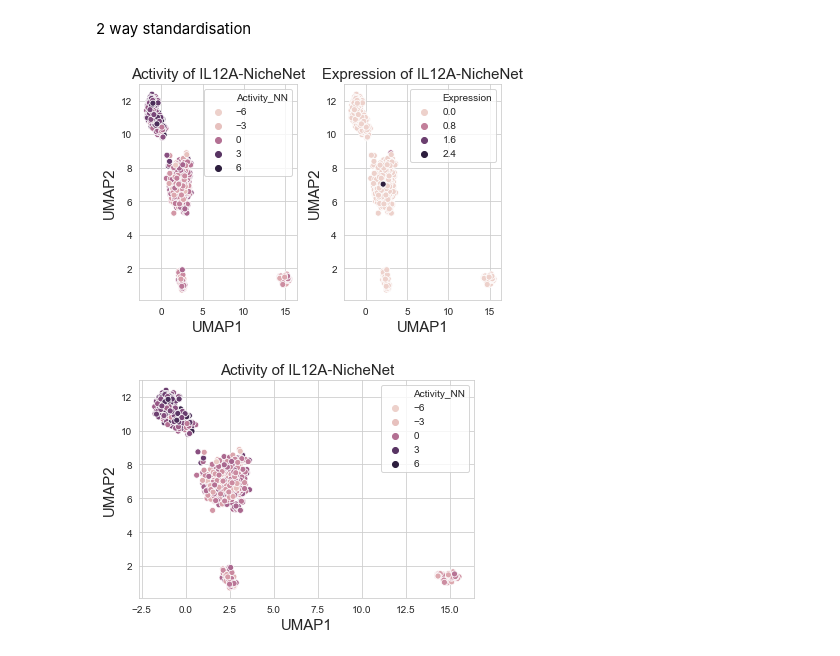
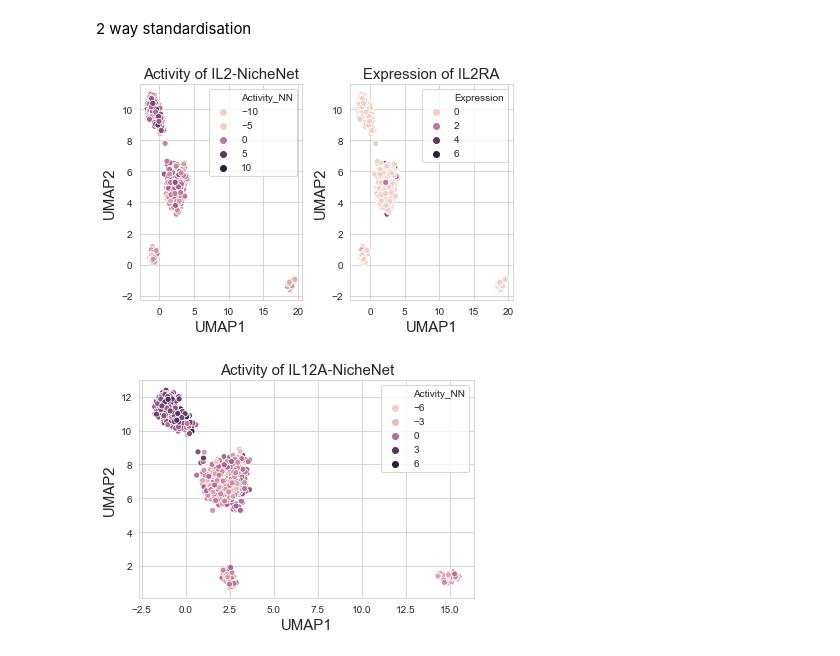
Before and after one commit to Vargeszti/Thesis, a Jupyter notebook: code/scRNAseq.ipynb, the cells around one changed output. Saved outputs shown, nothing was run; the diff lists cells and outputs as text; code cells hidden in the pictures.

```diff
--- a/code/scRNAseq.ipynb
+++ b/code/scRNAseq.ipynb
@@ -79,2 +108,2 @@ plt.savefig('../pictures/UMAP1')
 # %%
-data_umap['Expression'] = data.loc['IL2']
+data_umap['Expression'] = data.loc['IL2RA']
@@ -111,29 +138,29 @@ nn_activity_norm = ((nn_activity.T - nn_activity.mean(1)) / nn_activity.std(1)).
 # %%
 nn_activity_norm = (nn_activity_norm - nn_activity_norm.mean()) / nn_activity_norm.std()
 # %%
-ligand = 'IL12A'
+ligand = 'IL2'
 data_umap['Activity_NN'] = nn_activity_norm.loc[ligand]
 # %%
-data_umap['Expression'] = data.loc['IL12A']
+data_umap['Expression'] = data.loc['IL2RA']
 # %%
 #Plotting the NicheNet receptor activity
 plt.subplot(121)
 sns.scatterplot(x=data_umap['UMAP1'], y=data_umap['UMAP2'], hue=data_umap['Activity_NN'])
-plt.title('Activity of IL12A-NicheNet', size=15)
+plt.title('Activity of IL2-NicheNet', size=15)
 plt.xlabel('UMAP1', size=15)
 plt.ylabel('UMAP2', size=15)
 plt.tight_layout()
 
 #Plotting the NicheNet expression
 plt.subplot(122)
 sns.scatterplot(x=data_umap['UMAP1'], y=data_umap['UMAP2'], hue=data_umap['Expression'])
-plt.title('Expression of IL12A-NicheNet', size=15)
+plt.title('Expression of IL2RA', size=15)
 plt.xlabel('UMAP1', size=15)
 plt.ylabel('UMAP2', size=15)
 plt.tight_layout()
-plt.savefig('../pictures/IL12A_NN')
+plt.savefig('../pictures/IL2_NN')
 # %% [output]
-[figure, old version]
+[figure, new version]
 # %%
 #Plotting the NicheNet receptor activity
 sns.scatterplot(x=data_umap['UMAP1'], y=data_umap['UMAP2'], hue=data_umap['Activity_NN'])
```
Also changed, not shown: parts of 9 cells of this notebook, 2 other files.
